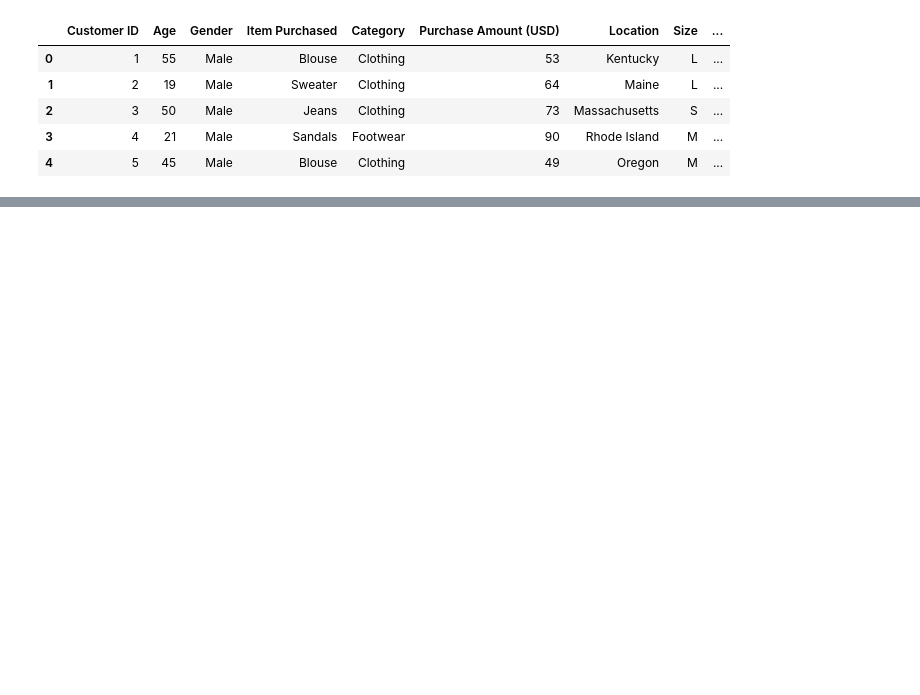
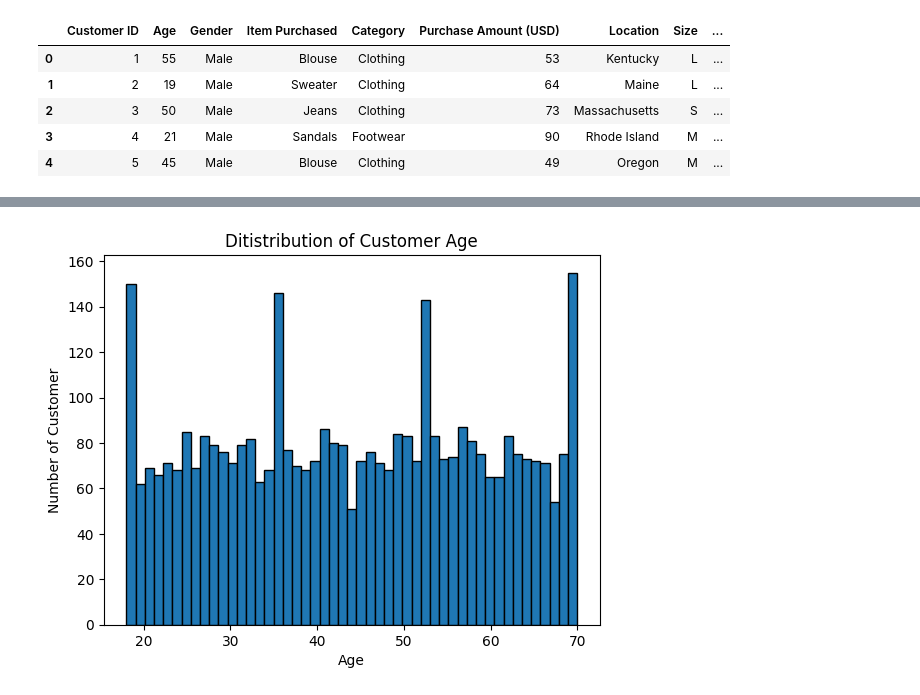
Before and after one commit to Aleena24/PRODIGY_ML, a Jupyter notebook: PRODIGY_ML_02.ipynb, the cells around one changed output, grey strips where cells are left out. Cells and saved outputs as stored; diff of their text form; code cells hidden in the pictures; blank space fills up the shorter version.

```diff
--- a/PRODIGY_ML_02.ipynb
+++ b/PRODIGY_ML_02.ipynb
@@ -19,0 +87,8 @@ df.head()
+# %%
+plt.hist(df['Age'], bins=49, edgecolor='k',)
+plt.title("Ditistribution of Customer Age")
+plt.ylabel("Number of Customer")
+plt.xlabel('Age')
+plt.show()
+# %% [output]
+[figure, added]
```
Also changed, not shown: parts of 14 cells of this notebook.
